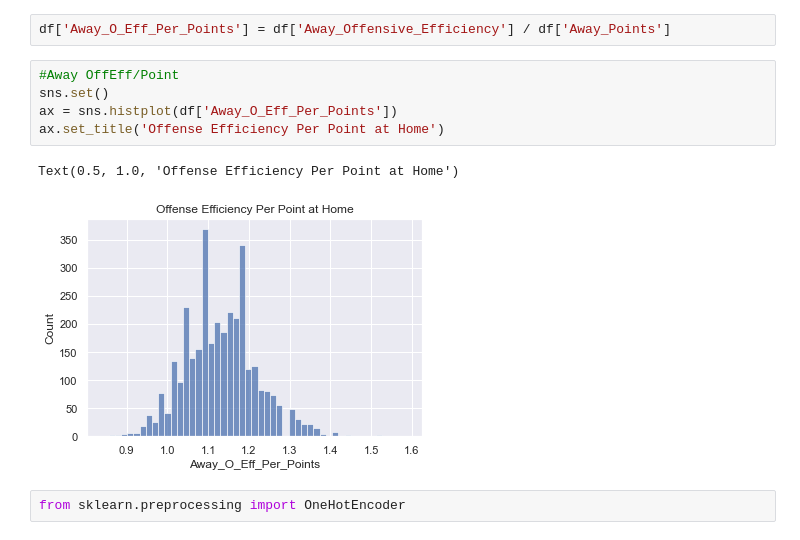
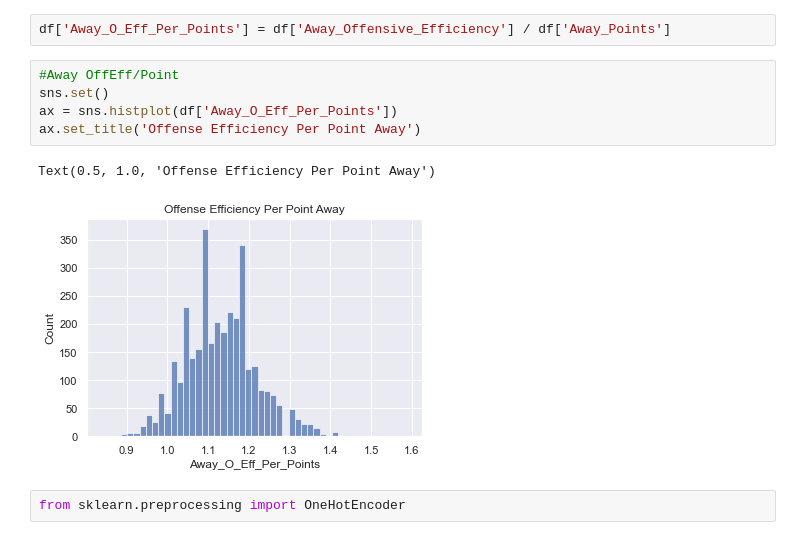
Before and after one commit to dingjamma/LHLFinalProject, a Jupyter notebook: graphs.ipynb, the cells around one changed output. Saved outputs shown, nothing was run; the diff lists cells and outputs as text.

```diff
--- a/graphs.ipynb
+++ b/graphs.ipynb
@@ -257,11 +265,11 @@ df['Away_O_Eff_Per_Points'] = df['Away_Offensive_Efficiency'] / df['Away_Points'
 # %%
 #Away OffEff/Point
 sns.set()
 ax = sns.histplot(df['Away_O_Eff_Per_Points'])
-ax.set_title('Offense Efficiency Per Point at Home')
+ax.set_title('Offense Efficiency Per Point Away')
 # %% [output]
-Text(0.5, 1.0, 'Offense Efficiency Per Point at Home')
+Text(0.5, 1.0, 'Offense Efficiency Per Point Away')
-[figure, old version]
+[figure, new version]
 # %%
 from sklearn.preprocessing import OneHotEncoder
 # %%
```
Also changed, not shown: parts of 4 cells of this notebook, 10 other files.
